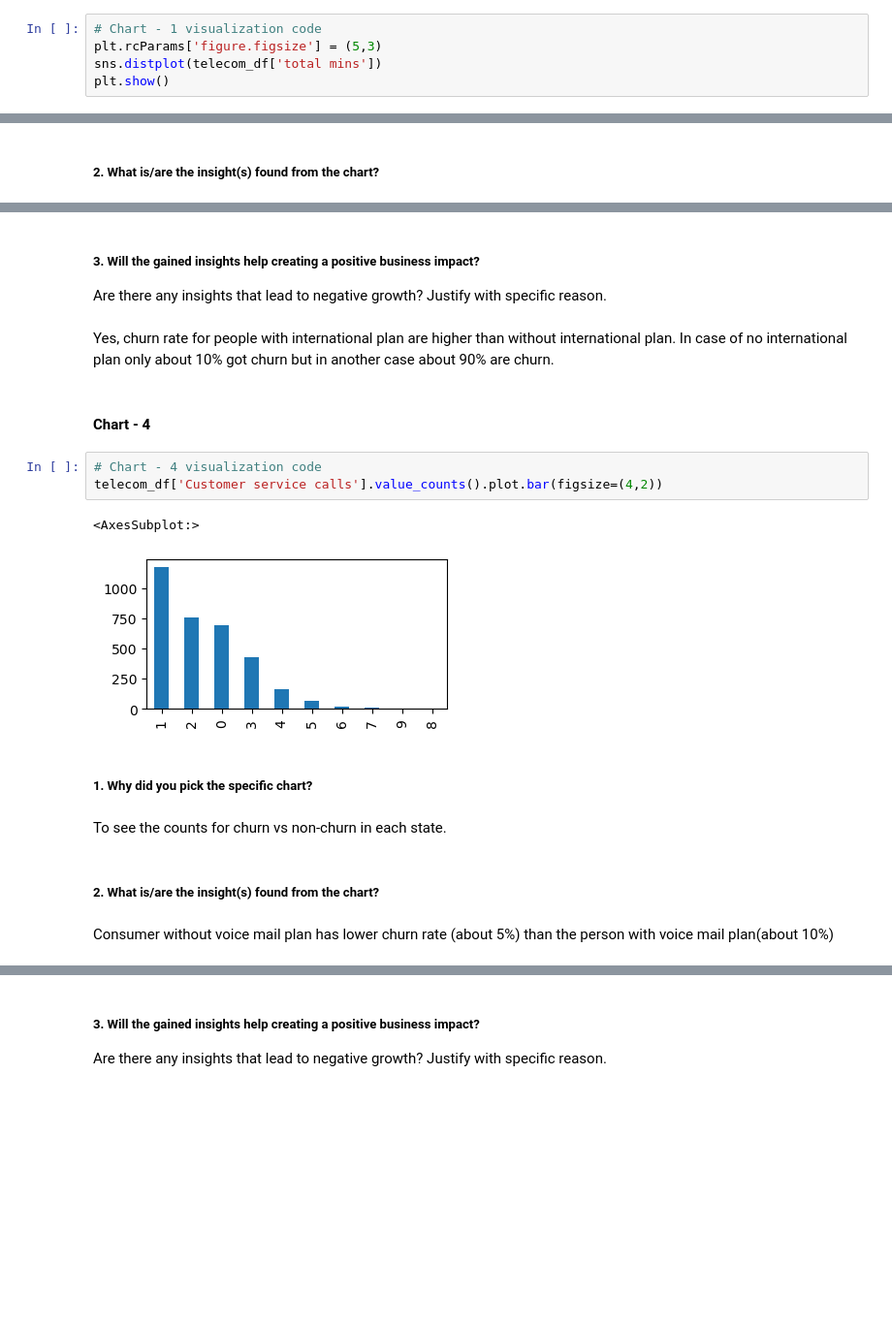
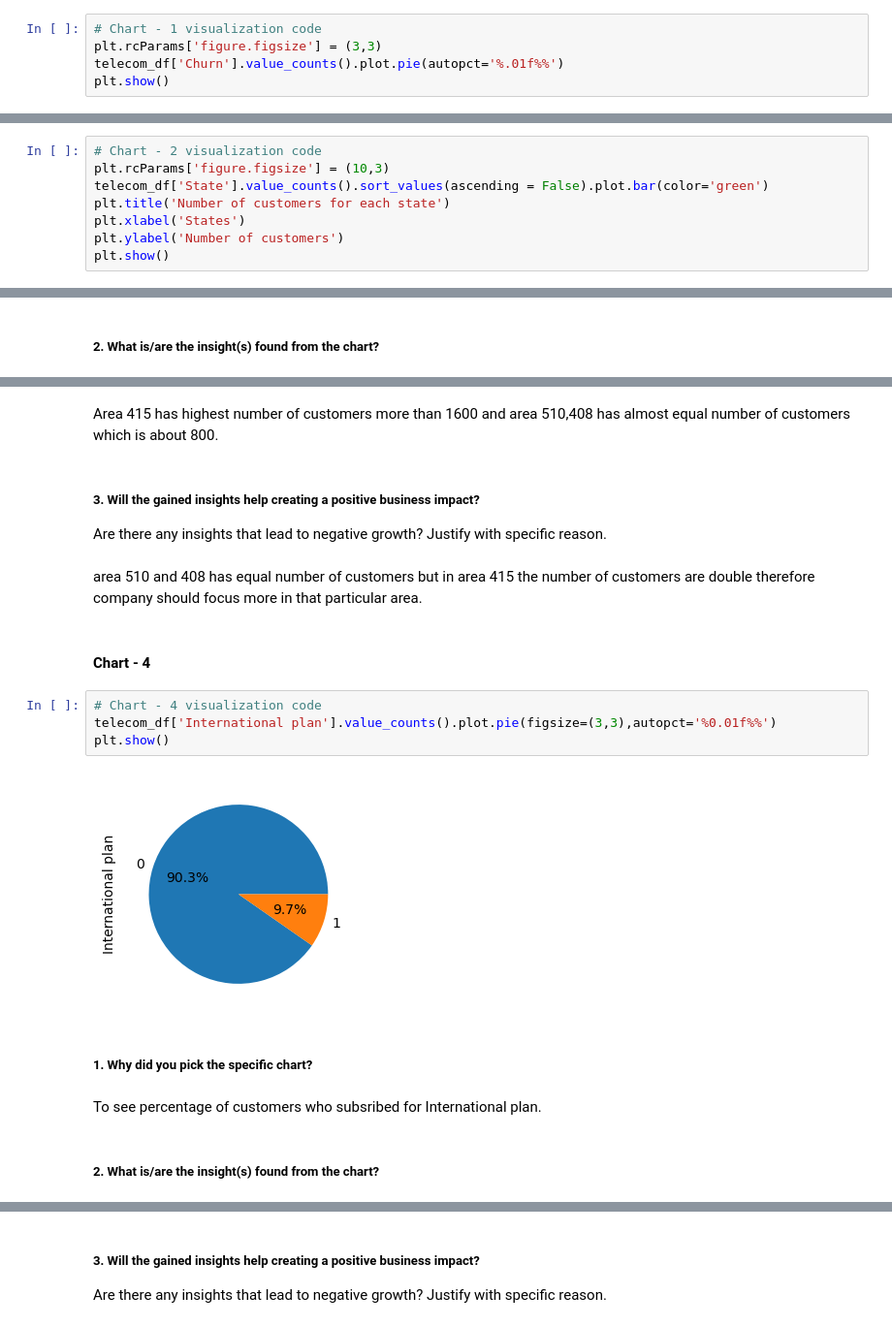
Before and after one commit to mdismailquraishicse/TelecomChurnAnalysis, a Jupyter notebook: TelecomChurnAnalysis.ipynb, the cells around one changed output, grey strips where cells are left out. Shown at 97% size. Drawn from its saved outputs; the diff is of its cells as text; blank space fills up the shorter version.

```diff
--- a/TelecomChurnAnalysis.ipynb
+++ b/TelecomChurnAnalysis.ipynb
@@ -279,7 +304,7 @@ First of all I created three new columns 'total mins', 'total calls', 'total cha
 #### Chart - 1
 # %%
 # Chart - 1 visualization code
-plt.rcParams['figure.figsize'] = (5,3)
-sns.distplot(telecom_df['total mins'])
+plt.rcParams['figure.figsize'] = (3,3)
+telecom_df['Churn'].value_counts().plot.pie(autopct='%.01f%%')
 plt.show()
 # %% [output]
@@ -307,0 +327,8 @@ plt.show()
+# %%
+# Chart - 2 visualization code
+plt.rcParams['figure.figsize'] = (10,3)
+telecom_df['State'].value_counts().sort_values(ascending = False).plot.bar(color='green')
+plt.title('Number of customers for each state')
+plt.xlabel('States')
+plt.ylabel('Number of customers')
+plt.show()
@@ -337,21 +367,21 @@ Proportion of churn is higher in case of Internation plan = 1. Almost 90% of the
+# %% [markdown]
+Area 415 has highest number of customers more than 1600 and area 510,408 has almost equal number of customers which is about 800.
 # %% [markdown]
 ##### 3. Will the gained insights help creating a positive business impact?
 Are there any insights that lead to negative growth? Justify with specific reason.
-# %% [markdown]
-Yes, churn rate for people with international plan are higher than without international plan. In case of no international plan only about 10% got churn but in another case about 90% are churn.
+# %% [markdown]
+area 510 and 408 has equal number of customers but in area 415 the number of customers are double therefore company should focus more in that particular area.
 # %% [markdown]
 #### Chart - 4
 # %%
 # Chart - 4 visualization code
-telecom_df['Customer service calls'].value_counts().plot.bar(figsize=(4,2))
+telecom_df['International plan'].value_counts().plot.pie(figsize=(3,3),autopct='%0.01f%%')
+plt.show()
 # %% [output]
-<AxesSubplot:>
-[figure, old version]
+[figure, new version]
 # %% [markdown]
 ##### 1. Why did you pick the specific chart?
-# %% [markdown]
-To see the counts for churn vs non-churn in each state.
+# %% [markdown]
+To see percentage of customers who subsribed for International plan.
 # %% [markdown]
 ##### 2. What is/are the insight(s) found from the chart?
-# %% [markdown]
-Consumer without voice mail plan has lower churn rate (about 5%) than the person with voice mail plan(about 10%)
```
Also changed, not shown: parts of 98 cells of this notebook.
